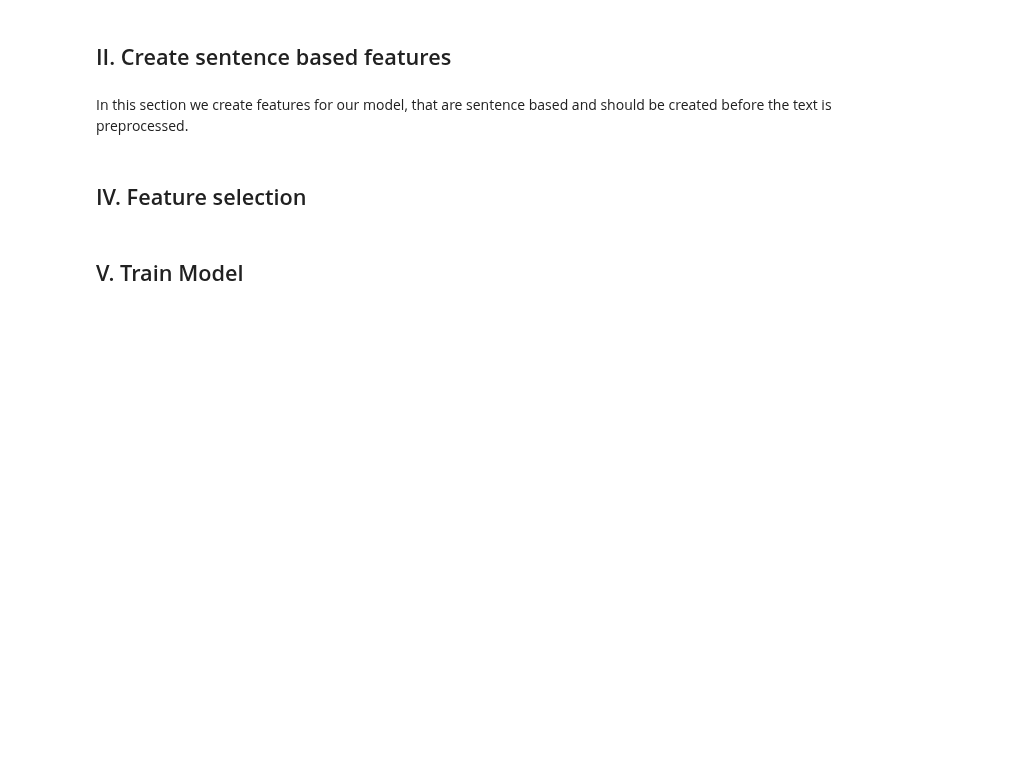
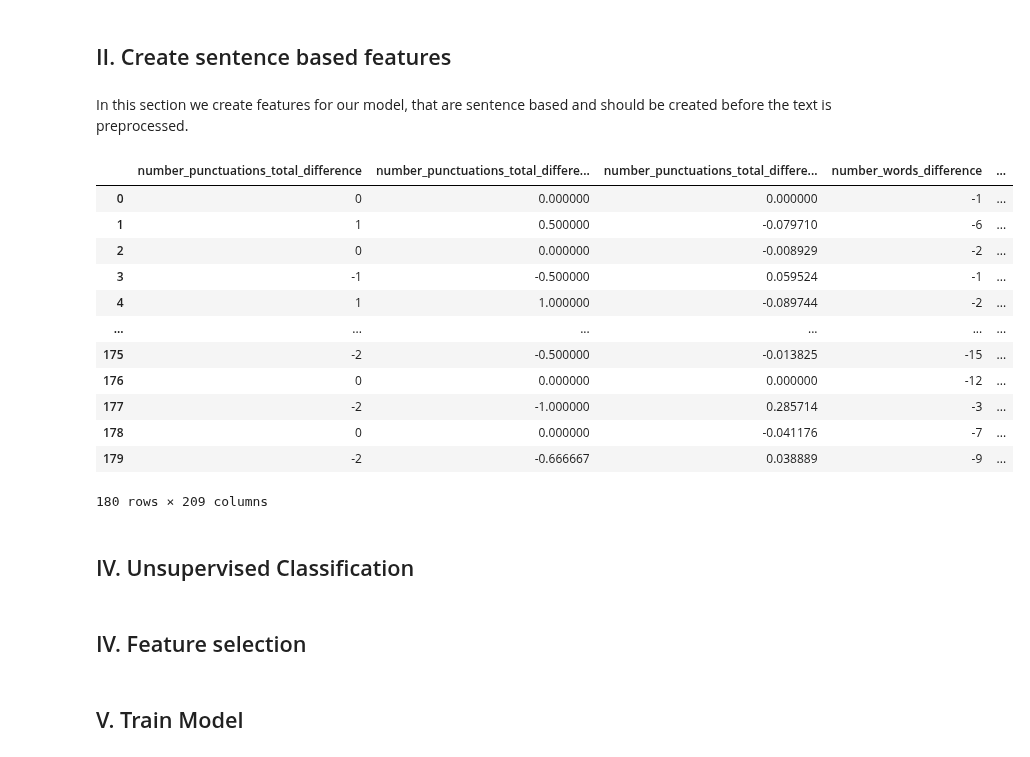
Before and after one commit to J4K08L4N63N84HN/crosslingual-information-retrieval, a Jupyter notebook: notebooks/Preprocessing and Feature Generation.ipynb, the cells around one changed output. Cells and saved outputs as stored; diff of their text form; code cells hidden in the pictures; blank space fills up the shorter version.

```diff
--- a/notebooks/Preprocessing and Feature Generation.ipynb
+++ b/notebooks/Preprocessing and Feature Generation.ipynb
@@ -88,5 +134,5 @@ In this section we create features for our model, that are sentence based and sh
 # %%
 from src.features.feature_generation_class import FeatureGeneration
 # %%
-features = FeatureGeneration(dataset.dataset, number_pc)
+features_train = FeatureGeneration(dataset.dataset, number_pc)
 # %%
@@ -94,5 +140,19 @@ features.feature_generation()
 # %%
-features.feature_dataframe
+features_train.feature_dataframe
+# %% [output]
+|  | number_punctuations_total_difference | number_punctuations_total_differe... | number_punctuations_total_differe... | number_words_difference | ... |
+| 0 | 0 | 0.000000 | 0.000000 | -1 | ... |
+| 1 | 1 | 0.500000 | -0.079710 | -6 | ... |
+| 2 | 0 | 0.000000 | -0.008929 | -2 | ... |
+| 3 | -1 | -0.500000 | 0.059524 | -1 | ... |
+| 4 | 1 | 1.000000 | -0.089744 | -2 | ... |
+| ... | ... | ... | ... | ... | ... |
+| 175 | -2 | -0.500000 | -0.013825 | -15 | ... |
+| 176 | 0 | 0.000000 | 0.000000 | -12 | ... |
+| 177 | -2 | -1.000000 | 0.285714 | -3 | ... |
+| 178 | 0 | 0.000000 | -0.041176 | -7 | ... |
+| 179 | -2 | -0.666667 | 0.038889 | -9 | ... |
+180 rows × 209 columns
 # %%
 # import pickle
 # filehandler = open('../data/processed/processed_data.pkl', 'wb')
@@ -104,6 +164,8 @@ features.feature_dataframe
 # file.close()
 # %%
 # df
+# %% [markdown]
+## IV. Unsupervised Classification
 # %% [markdown]
 ## IV. Feature selection
 # %%
```
Also changed, not shown: parts of 14 cells of this notebook.
